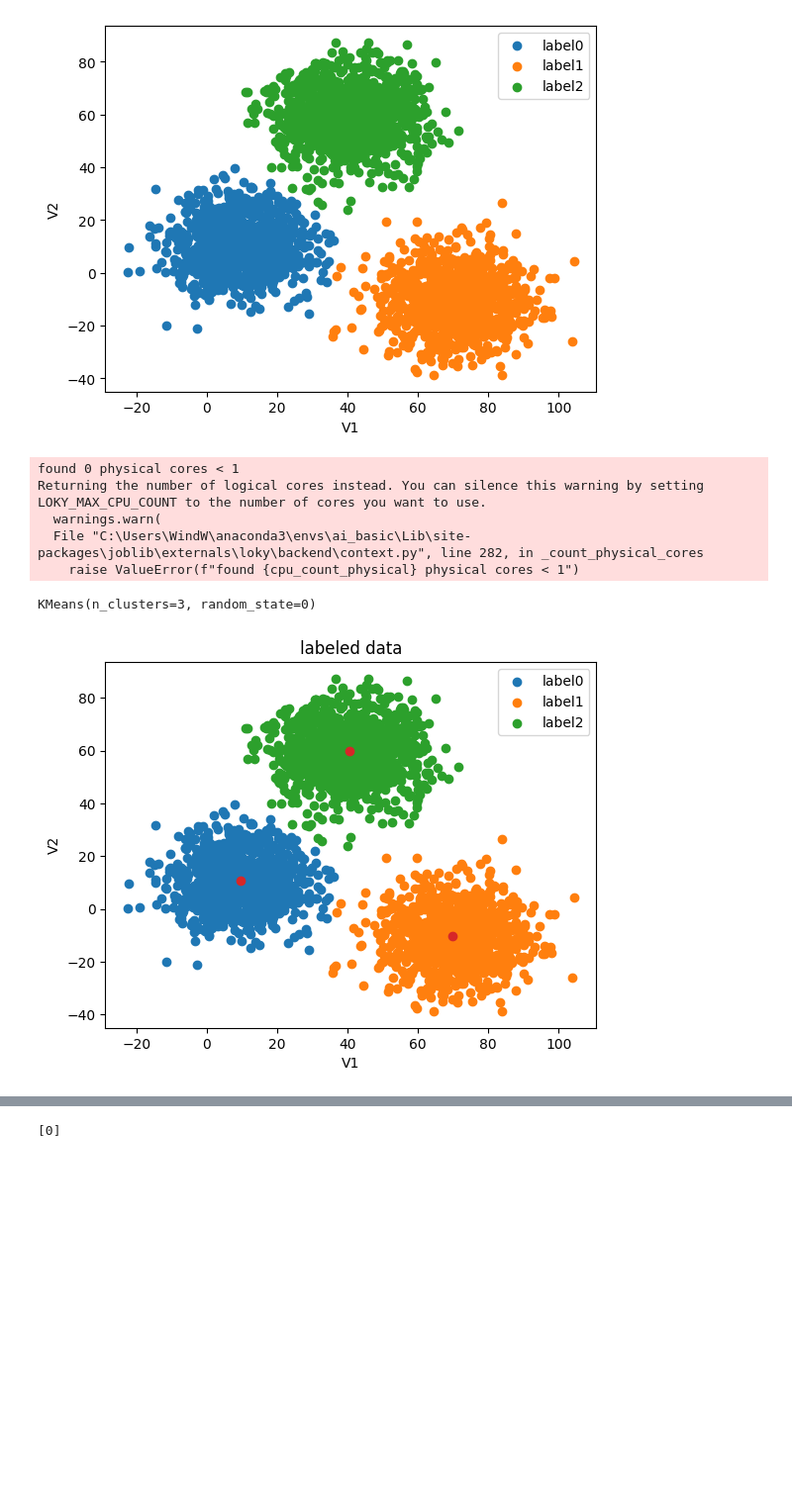
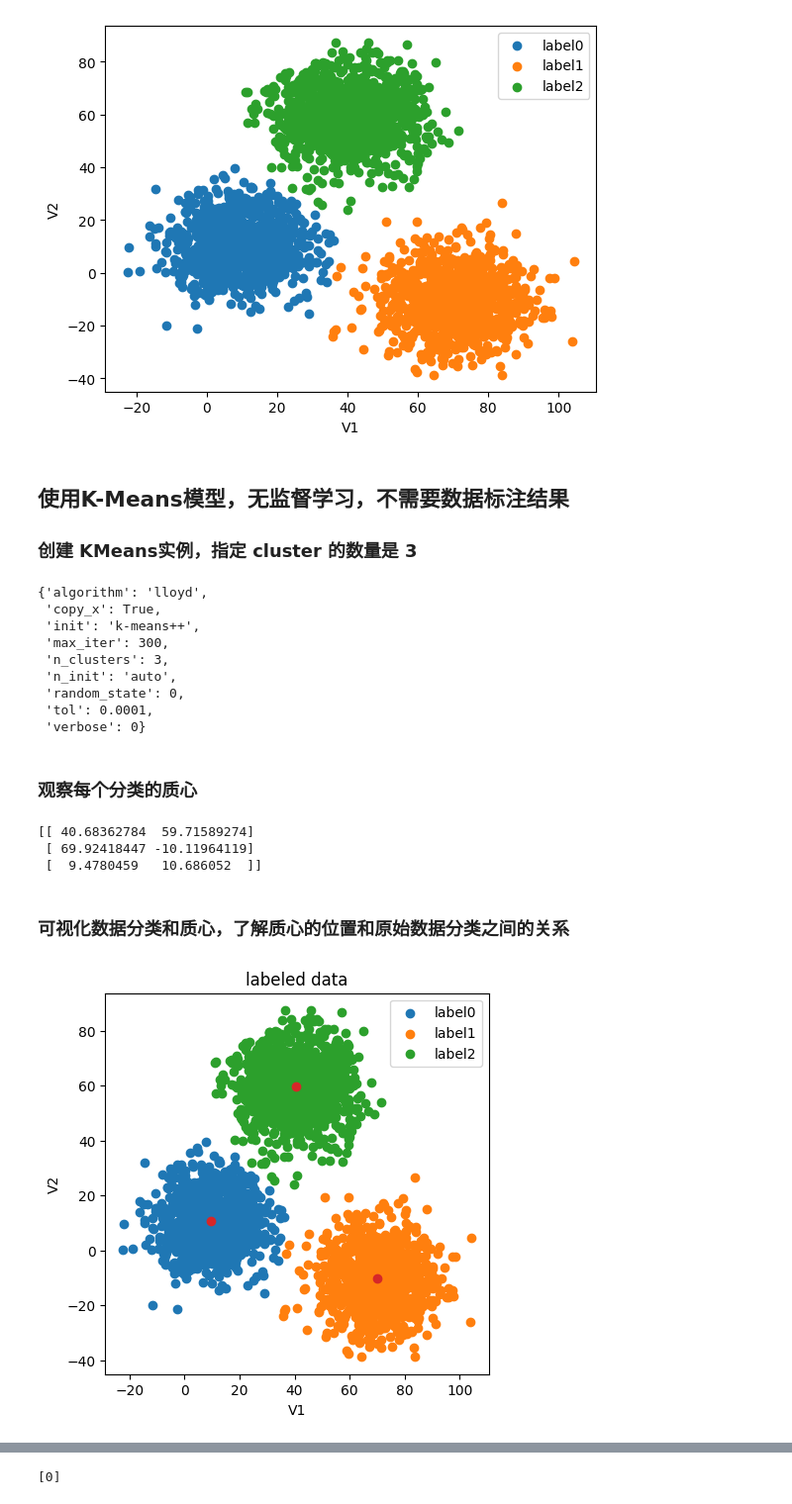
Before and after one commit to WuShangGao/ai_hands_on, a Jupyter notebook: k_means/k-means.ipynb, the cells around one changed output, grey strips where cells are left out. Shown at 99% size. Cells and saved outputs as stored; diff of their text form; code cells hidden in the pictures; blank space fills up the shorter version.

Commit message:
review: classificate 2d dataset using k-means, knn and mean-shift

```diff
--- a/k_means/k-means.ipynb
+++ b/k_means/k-means.ipynb
@@ -2,7 +12,7 @@
 # load the data
 import pandas as pd
 import numpy as np
-data = pd.read_csv('data.csv')
+data = pd.read_csv('../dataset/clustering/2d_data.csv')
 data.head()
 # %% [output]
 |  | V1 | V2 | labels |
@@ -14,8 +26,8 @@ data.head()
 # %%
 # define x and y
-x = data.drop(['labels'], axis = 1)
+X = data.drop(['labels'], axis = 1)
 y = data.loc[:, 'labels']
-x.head()
+X.head()
 # %% [output]
 |  | V1 | V2 |
 | 0 | 2.072345 | -3.241693 |
@@ -49,33 +67,51 @@ plt.legend((label0,label1,label2), ('label0', 'label1', 'label2'))
 plt.show()
 # %% [output]
 [figure]
+# %% [markdown]
+## 使用K-Means模型，无监督学习，不需要数据标注结果
+
+### 创建 KMeans实例，指定 cluster 的数量是 3
 # %%
 # set the model
 from sklearn.cluster import KMeans
+
 KM = KMeans(n_clusters=3, random_state=0)
-KM.fit(x)
+KM.fit(X).get_params()
 # %% [output]
-found 0 physical cores < 1
-Returning the number of logical cores instead. You can silence this warning by setting LOKY_MAX_CPU_COUNT to the number of cores you want to use.
-  warnings.warn(
-  File "C:\Users\WindW\anaconda3\envs\ai_basic\Lib\site-packages\joblib\externals\loky\backend\context.py", line 282, in _count_physical_cores
-    raise ValueError(f"found {cpu_count_physical} physical cores < 1")
+{'algorithm': 'lloyd',
+ 'copy_x': True,
+ 'init': 'k-means++',
+ 'max_iter': 300,
+ 'n_clusters': 3,
+ 'n_init': 'auto',
+ 'random_state': 0,
+ 'tol': 0.0001,
+ 'verbose': 0}
-KMeans(n_clusters=3, random_state=0)
+# %% [markdown]
+### 观察每个分类的质心
 # %%
 centers = KM.cluster_centers_
+print(centers)
+# %% [output]
+[[ 40.68362784  59.71589274]
+ [ 69.92418447 -10.11964119]
+ [  9.4780459   10.686052  ]]
+# %% [markdown]
+### 可视化数据分类和质心，了解质心的位置和原始数据分类之间的关系
 # %%
 mask0 = y == 0
 mask1 = y == 1
 mask2 = y == 2
-fig2 = plt.figure()
+
+fig2 = plt.figure(figsize=(5, 5))
 plt.title("labeled data")
-label0 = plt.scatter(x.loc[:, 'V1'][mask0], x.loc[:, 'V2'][mask0])
-label1 = plt.scatter(x.loc[:, 'V1'][mask1], x.loc[:, 'V2'][mask1])
-label2 = plt.scatter(x.loc[:, 'V1'][mask2], x.loc[:, 'V2'][mask2])
-plt.xlabel('V1')
-plt.ylabel('V2')
-plt.legend((label0,label1,label2), ('label0', 'label1', 'label2'))
+label0 = plt.scatter(X.loc[:, "V1"][mask0], X.loc[:, "V2"][mask0])
+label1 = plt.scatter(X.loc[:, "V1"][mask1], X.loc[:, "V2"][mask1])
+label2 = plt.scatter(X.loc[:, "V1"][mask2], X.loc[:, "V2"][mask2])
+plt.xlabel("V1")
+plt.ylabel("V2")
+plt.legend((label0, label1, label2), ("label0", "label1", "label2"))
 plt.scatter(centers[:, 0], centers[:, 1])
 plt.show()
 # %% [output]
-[figure, old version]
+[figure, new version]
```
Also changed, not shown: parts of 23 cells of this notebook, 1 other file.
